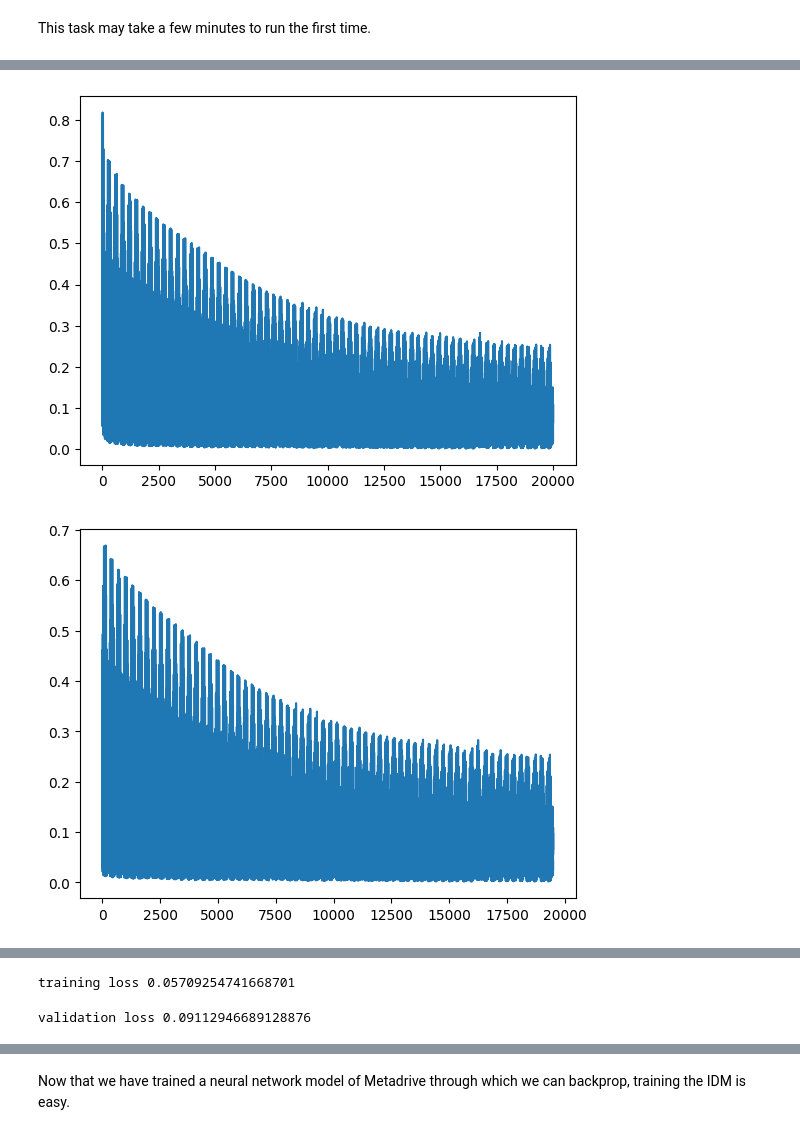
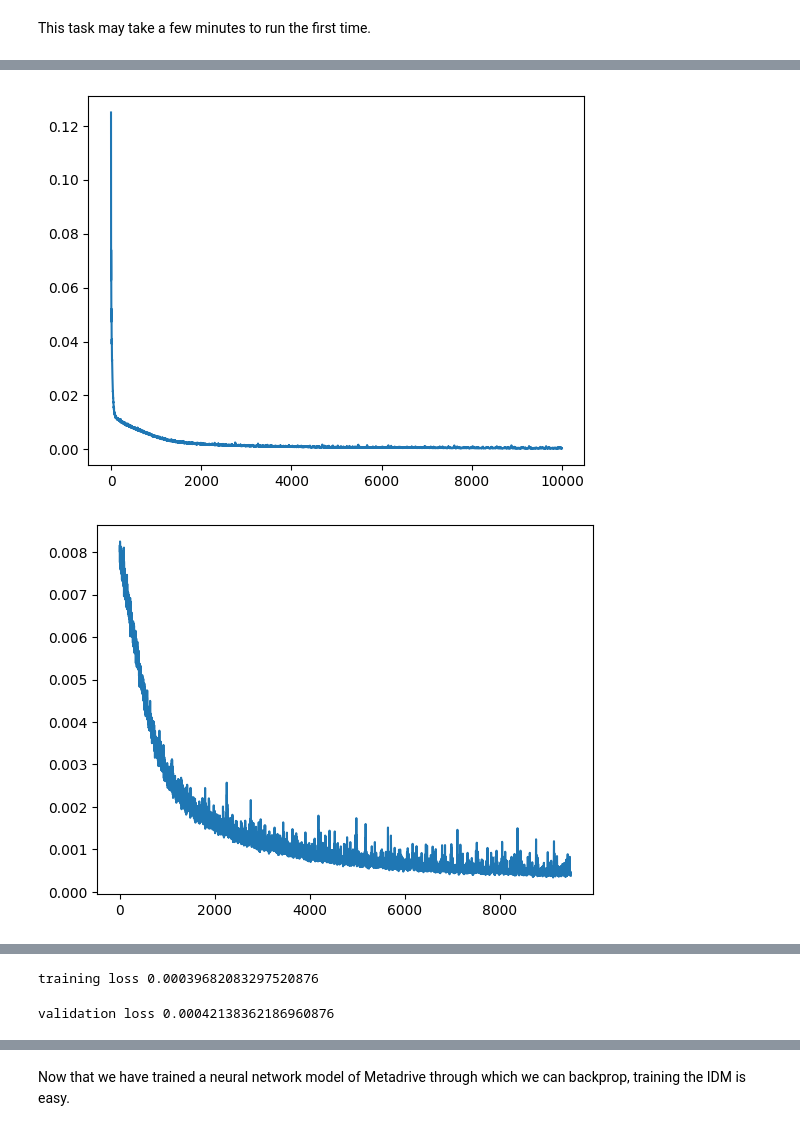
Before and after one commit to pimpale/metadrive-offline-rl-benchmark, a Jupyter notebook: waymo-metadrive-idm-model.ipynb, the cells around one changed output, grey strips where cells are left out. Saved outputs shown, nothing was run; the diff lists cells and outputs as text; code cells hidden in the pictures.

Commit message:
finish the waymo metadrive model for good

```diff
--- a/waymo-metadrive-idm-model.ipynb
+++ b/waymo-metadrive-idm-model.ipynb
@@ -286,11 +280,11 @@ import lzma
 
 # pickle the data
 if not os.path.exists('waymo_data/mm_train_data.pkl.xz'):
-    with open('waymo_data/mm_train_data.pkl.xz', 'wb') as f:
+    with lzma.open('waymo_data/mm_train_data.pkl.xz', 'wb') as f:
         pickle.dump(mm_train_data, f)
 
 if not os.path.exists('waymo_data/mm_validation_data.pkl.xz'):
-    with open('waymo_data/mm_validation_data.pkl.xz', 'wb') as f:
+    with lzma.open('waymo_data/mm_validation_data.pkl.xz', 'wb') as f:
         pickle.dump(mm_validation_data, f)
 # %%
 import pickle
@@ -299,11 +293,11 @@ import lzma
 
 if 'mm_train_data' not in locals():
     # load data (if exists)
-    with lzma.open('data/mm_train_data.pkl.xz', 'rb') as f:
+    with lzma.open('waymo_data/mm_train_data.pkl.xz', 'rb') as f:
         mm_train_data = pickle.load(f)
 
 if 'mm_validation_data' not in locals():
-    with lzma.open('data/mm_validation_data.pkl.xz', 'rb') as f:
+    with lzma.open('waymo_data/mm_validation_data.pkl.xz', 'rb') as f:
         mm_validation_data = pickle.load(f)
 # %%
 print("training data:", len(mm_train_data))
@@ -323,9 +317,9 @@ class MetadriveModel(nn.Module):
         super().__init__()
         # input shape: (batch_size, 3) + (batch_size, 2) = (batch_size, 5)
         # output shape: (batch_size, 3)
-        self.fc1 = nn.Linear(5, 768)
+        self.fc1 = nn.Linear(6, 768)
         self.fc2 = nn.Linear(768, 768)
-        self.fc3 = nn.Linear(768, 3)
+        self.fc3 = nn.Linear(768, 4)
 
     def forward(self, states: torch.Tensor, actions: torch.Tensor):
         # clip actions to be between -1 and 1
@@ -334,7 +328,7 @@ class MetadriveModel(nn.Module):
         x = F.relu(self.fc1(x))
         x = F.relu(self.fc2(x))
         x = self.fc3(x)
-        x = x + states
+        x = states + x
         return x
 
 def metadrive_model_train_batch(
@@ -375,8 +369,8 @@ mm_step = 0
 mm_losses = []
 # %%
 set_lr(mm_optimizer, 1e-4)
-METADRIVE_MODEL_TRAIN_EPOCHS = 20000
-METADRIVE_MODEL_TRAIN_BATCH_SIZE = 8192
+METADRIVE_MODEL_TRAIN_EPOCHS = 10000
+METADRIVE_MODEL_TRAIN_BATCH_SIZE = 4096
 
 while mm_step < METADRIVE_MODEL_TRAIN_EPOCHS:
     # take up to n from the data buffer
@@ -421,18 +417,18 @@ if not os.path.exists('data/mm.pth'):
 # %%
 import matplotlib.pyplot as plt
 
 # Plot the losses over training
 plt.plot(list(range(len(mm_losses))), mm_losses, label='MM')
 plt.show()
 
 latter_training = mm_losses[500:]
 plt.plot(list(range(len(latter_training))), latter_training, label='MM')
 plt.show()
 
-# running average of last 200 losses
-latter_training_averaged = np.convolve(latter_training, np.ones((200,))/200, mode='valid')
+# running average of last 100 losses
+latter_training_averaged = np.convolve(latter_training, np.ones((100,))/100, mode='valid')
 plt.plot(list(range(len(latter_training_averaged))), latter_training_averaged, label='MM')
 plt.show()
 # %% [output]
-[figure, old version]
+[figure, new version]
-[figure, old version]
+[figure, new version]
@@ -451,11 +447,11 @@ s1_pred = mm(s0_tensor, a_tensor)
 loss = (s1_pred - s1_tensor)**2
 loss_x = loss[:, 0]
 loss_y = loss[:, 1]
-loss_theta = loss[:, 2]
+loss_theta = loss[:, 2] + loss[:, 3]
 
 print("training loss", loss.mean().item())
 # %% [output]
-training loss 0.05709254741668701
+training loss 0.00039682083297520876
 # %%
 s0_batch = [s0 for s0, _, _ in mm_validation_data]
 s1_batch = [s1 for _, _, s1 in mm_validation_data]
@@ -470,11 +466,11 @@ s1_pred = mm(s0_tensor, a_tensor)
 loss = (s1_pred - s1_tensor)**2
 loss_x = loss[:, 0]
 loss_y = loss[:, 1]
-loss_theta = loss[:, 2]
+loss_theta = loss[:, 2] + loss[:, 3]
 
 print("validation loss", loss.mean().item())
 # %% [output]
-validation loss 0.09112946689128876
+validation loss 0.00042138362186960876
 # %%
 plt.hist(loss_x.cpu().detach().numpy(), bins=100)
 plt.title('Loss in x')
```
Also changed, not shown: parts of 30 cells of this notebook, 2 other files.
